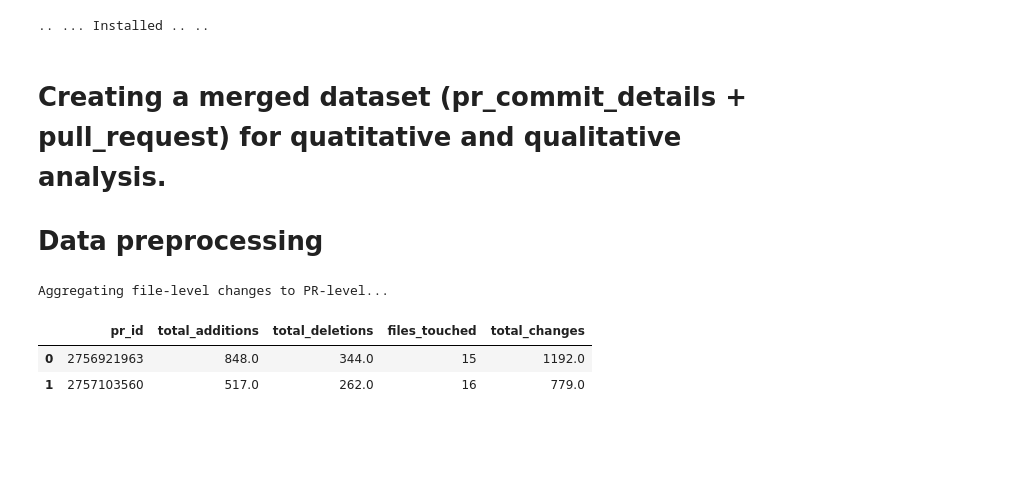
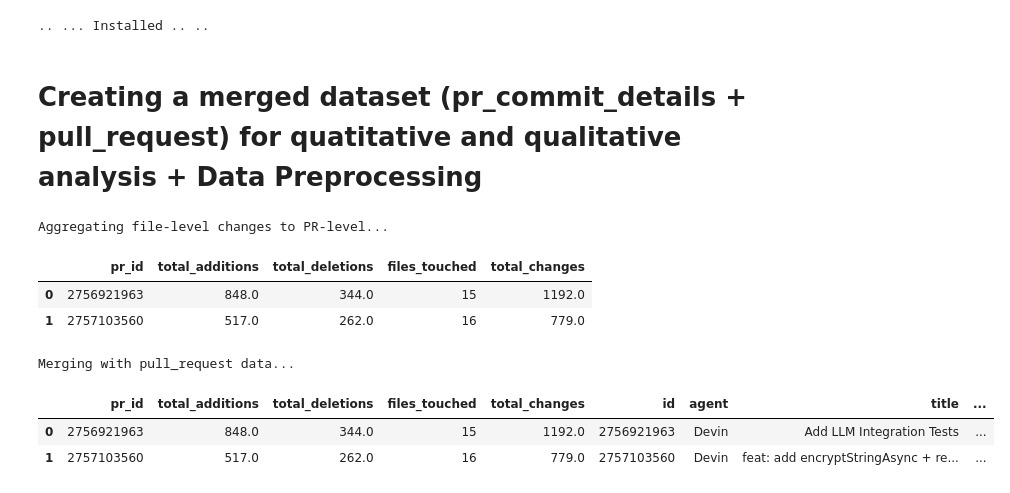
Before and after one commit to Riazul-Islam-Rifat/AIDev-2a-Git, a Jupyter notebook: Dataset-Analysis1.ipynb, the cells around one changed output. Cells and saved outputs as stored; diff of their text form; code cells hidden in the pictures; blank space fills up the shorter version.

```diff
--- a/Dataset-Analysis1.ipynb
+++ b/Dataset-Analysis1.ipynb
@@ -192,8 +192,7 @@ print('.. ... Installed .. .. ')
 # %% [output]
 .. ... Installed .. ..
 # %% [markdown]
-# Creating a merged dataset (pr_commit_details + pull_request) for quatitative and qualitative analysis.
-# Data preprocessing
+# Creating a merged dataset (pr_commit_details + pull_request) for quatitative and qualitative analysis + Data Preprocessing
 # %%
 # Creating PR-level summary from commit details
 print("Aggregating file-level changes to PR-level...")
@@ -209,3 +208,14 @@ Aggregating file-level changes to PR-level...
 |  | pr_id | total_additions | total_deletions | files_touched | total_changes |
 | 0 | 2756921963 | 848.0 | 344.0 | 15 | 1192.0 |
 | 1 | 2757103560 | 517.0 | 262.0 | 16 | 779.0 |
+# %%
+# Merge with pull_request table to get agent and description info
+print("Merging with pull_request data...")
+merged_df = pd.merge(pr_level_changes, df_pull_request[['id', 'agent', 'title', 'body']],
+                     left_on='pr_id', right_on='id', how='inner')
+merged_df.head(2)
+# %% [output]
+Merging with pull_request data...
+|  | pr_id | total_additions | total_deletions | files_touched | total_changes | id | agent | title | ... |
+| 0 | 2756921963 | 848.0 | 344.0 | 15 | 1192.0 | 2756921963 | Devin | Add LLM Integration Tests | ... |
+| 1 | 2757103560 | 517.0 | 262.0 | 16 | 779.0 | 2757103560 | Devin | feat: add encryptStringAsync + re... | ... |
```
Also changed, not shown: parts of 9 cells of this notebook.
